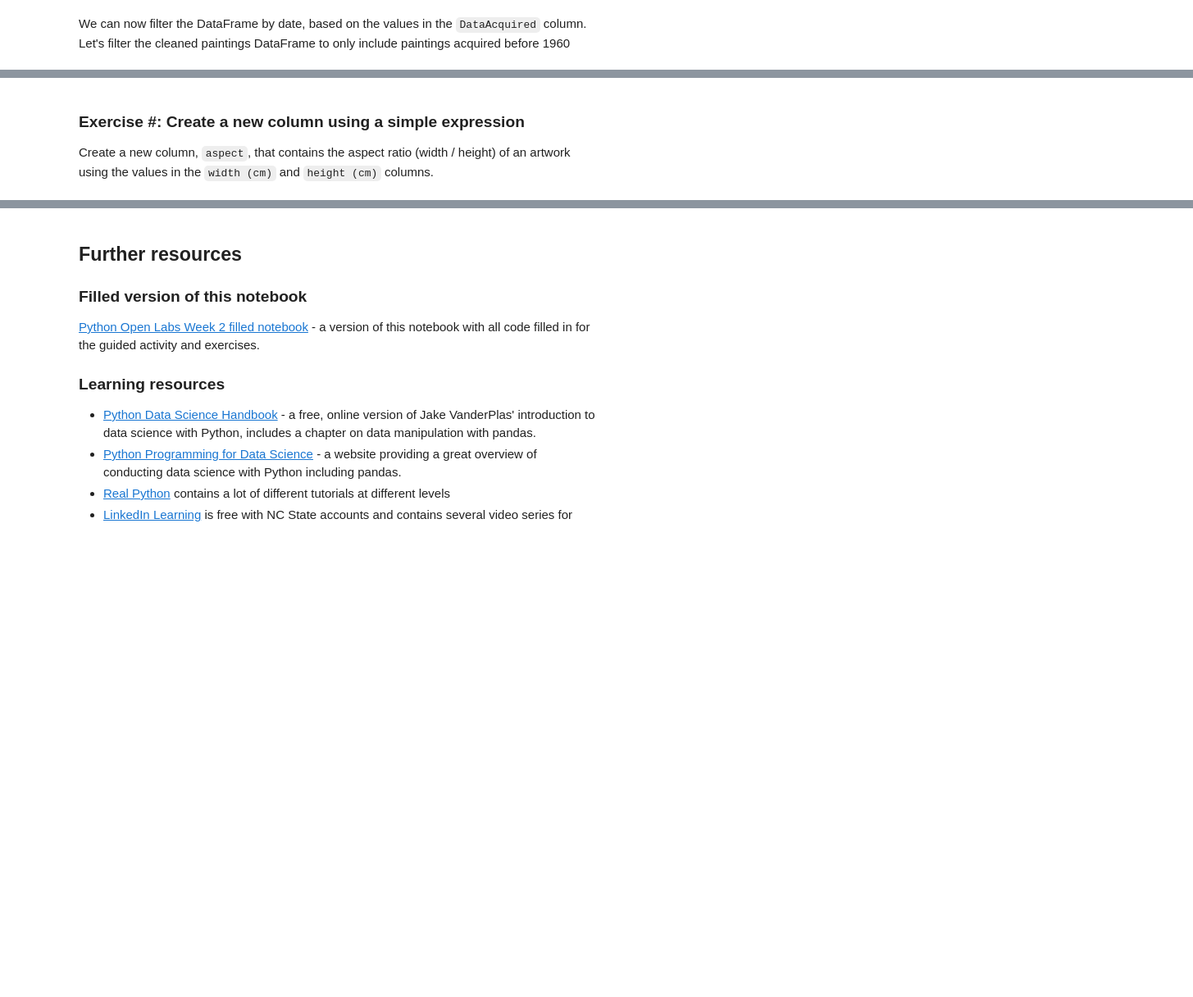
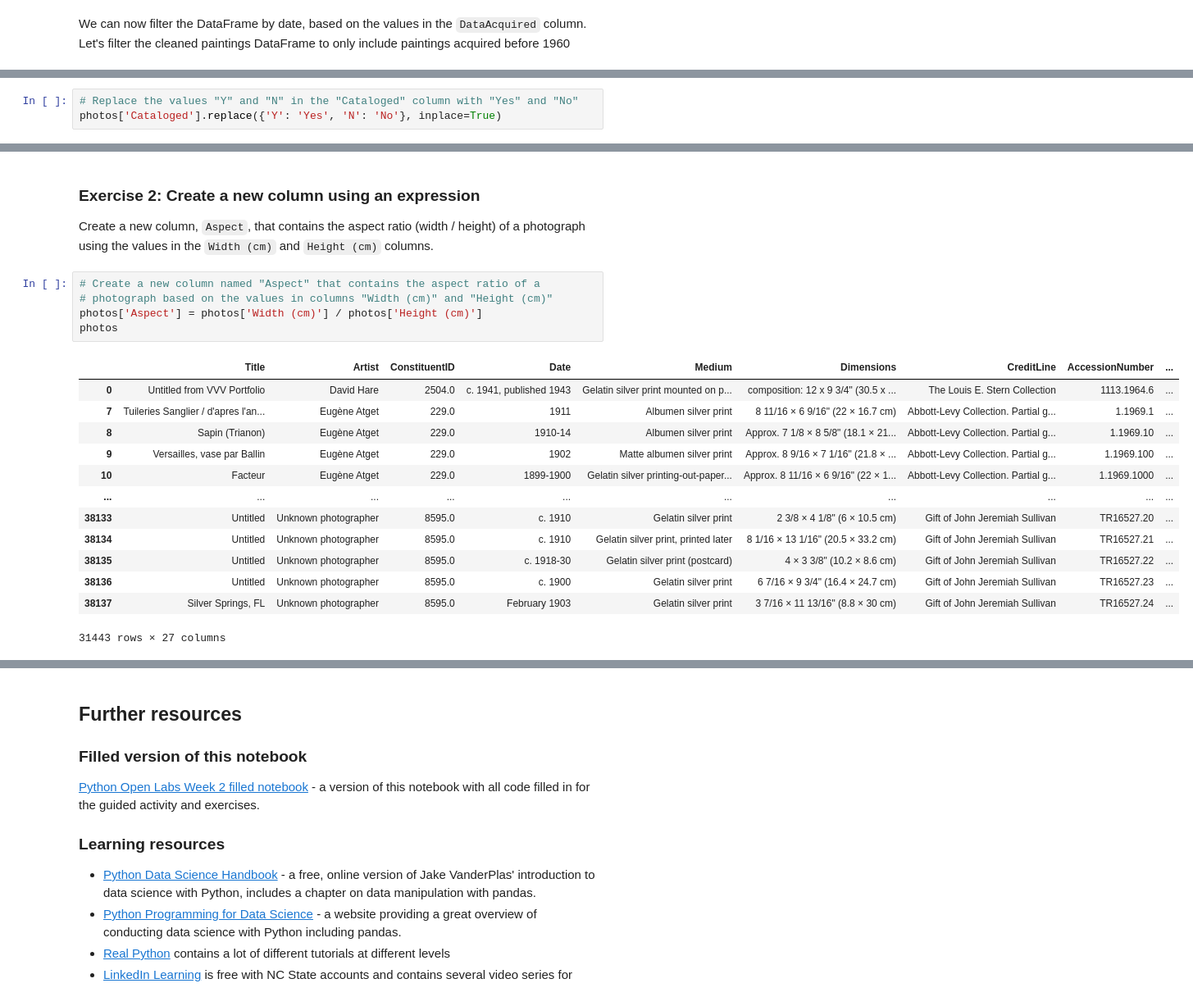
Before and after one commit to ncsu-libraries-data-vis/python-open-labs, a Jupyter notebook: Open_Lab_3_data_wrangling_with_pandas/filled_Open_Lab_3_data_wrangling_with_pandas.ipynb, the cells around one changed output, grey strips where cells are left out. Shown: that part at 82% size. Saved outputs shown, nothing was run; the diff lists cells and outputs as text; blank space fills up the shorter version.

```diff
--- a/Open_Lab_3_data_wrangling_with_pandas/filled_Open_Lab_3_data_wrangling_with_pandas.ipynb
+++ b/Open_Lab_3_data_wrangling_with_pandas/filled_Open_Lab_3_data_wrangling_with_pandas.ipynb
@@ -293,0 +328,3 @@ You can use this time to ask questions, collaborate, or work on the following ex
+# %%
+# Replace the values "Y" and "N" in the "Cataloged" column with "Yes" and "No"
+photos['Cataloged'].replace({'Y': 'Yes', 'N': 'No'}, inplace=True)
@@ -294,4 +344,23 @@ You can use this time to ask questions, collaborate, or work on the following ex
 # %% [markdown]
-### Exercise #: Create a new column using a simple expression
+### Exercise 2: Create a new column using an expression
 
-Create a new column, `aspect`, that contains the aspect ratio (width / height) of an artwork using the values in the `width (cm)` and `height (cm)` columns.
+Create a new column, `Aspect`, that contains the aspect ratio (width / height) of a photograph using the values in the `Width (cm)` and `Height (cm)` columns.
+# %%
+# Create a new column named "Aspect" that contains the aspect ratio of a
+# photograph based on the values in columns "Width (cm)" and "Height (cm)"
+photos['Aspect'] = photos['Width (cm)'] / photos['Height (cm)']
+photos
+# %% [output]
+|  | Title | Artist | ConstituentID | Date | Medium | Dimensions | CreditLine | AccessionNumber | ... |
+| 0 | Untitled from VVV Portfolio | David Hare | 2504.0 | c. 1941, published 1943 | Gelatin silver print mounted on p... | composition: 12 x 9 3/4" (30.5 x ... | The Louis E. Stern Collection | 1113.1964.6 | ... |
+| 7 | Tuileries Sanglier / d'apres l'an... | Eugène Atget | 229.0 | 1911 | Albumen silver print | 8 11/16 × 6 9/16" (22 × 16.7 cm) | Abbott-Levy Collection. Partial g... | 1.1969.1 | ... |
+| 8 | Sapin (Trianon) | Eugène Atget | 229.0 | 1910-14 | Albumen silver print | Approx. 7 1/8 × 8 5/8" (18.1 × 21... | Abbott-Levy Collection. Partial g... | 1.1969.10 | ... |
+| 9 | Versailles, vase par Ballin | Eugène Atget | 229.0 | 1902 | Matte albumen silver print | Approx. 8 9/16 × 7 1/16" (21.8 × ... | Abbott-Levy Collection. Partial g... | 1.1969.100 | ... |
+| 10 | Facteur | Eugène Atget | 229.0 | 1899-1900 | Gelatin silver printing-out-paper... | Approx. 8 11/16 × 6 9/16" (22 × 1... | Abbott-Levy Collection. Partial g... | 1.1969.1000 | ... |
+| ... | ... | ... | ... | ... | ... | ... | ... | ... | ... |
+| 38133 | Untitled | Unknown photographer | 8595.0 | c. 1910 | Gelatin silver print | 2 3/8 × 4 1/8" (6 × 10.5 cm) | Gift of John Jeremiah Sullivan | TR16527.20 | ... |
+| 38134 | Untitled | Unknown photographer | 8595.0 | c. 1910 | Gelatin silver print, printed later | 8 1/16 × 13 1/16" (20.5 × 33.2 cm) | Gift of John Jeremiah Sullivan | TR16527.21 | ... |
+| 38135 | Untitled | Unknown photographer | 8595.0 | c. 1918-30 | Gelatin silver print (postcard) | 4 × 3 3/8" (10.2 × 8.6 cm) | Gift of John Jeremiah Sullivan | TR16527.22 | ... |
+| 38136 | Untitled | Unknown photographer | 8595.0 | c. 1900 | Gelatin silver print | 6 7/16 × 9 3/4" (16.4 × 24.7 cm) | Gift of John Jeremiah Sullivan | TR16527.23 | ... |
+| 38137 | Silver Springs, FL | Unknown photographer | 8595.0 | February 1903 | Gelatin silver print | 3 7/16 × 11 13/16" (8.8 × 30 cm) | Gift of John Jeremiah Sullivan | TR16527.24 | ... |
+31443 rows × 27 columns
```
Also changed, not shown: parts of 16 cells of this notebook.
